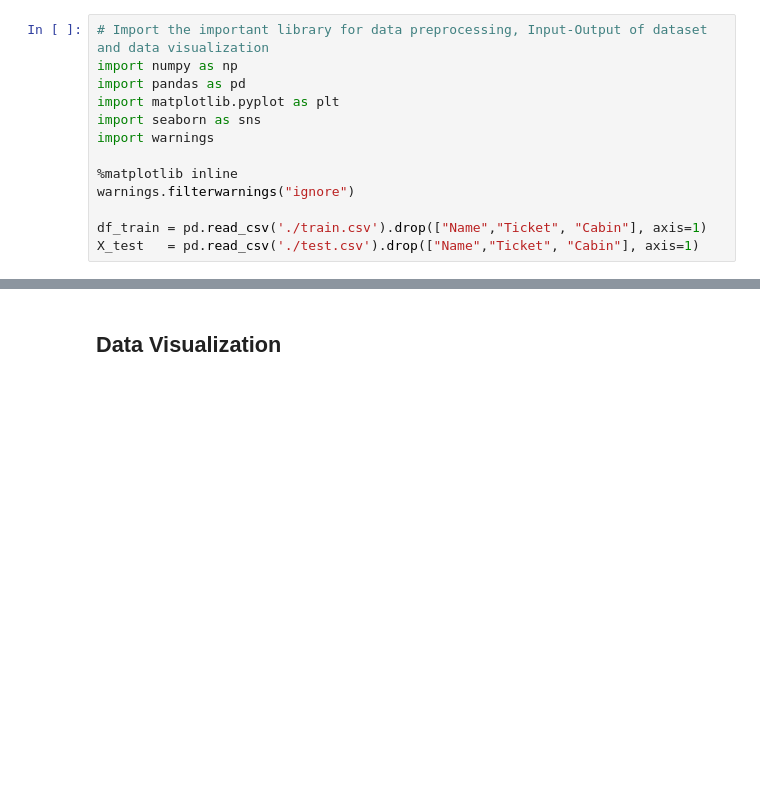
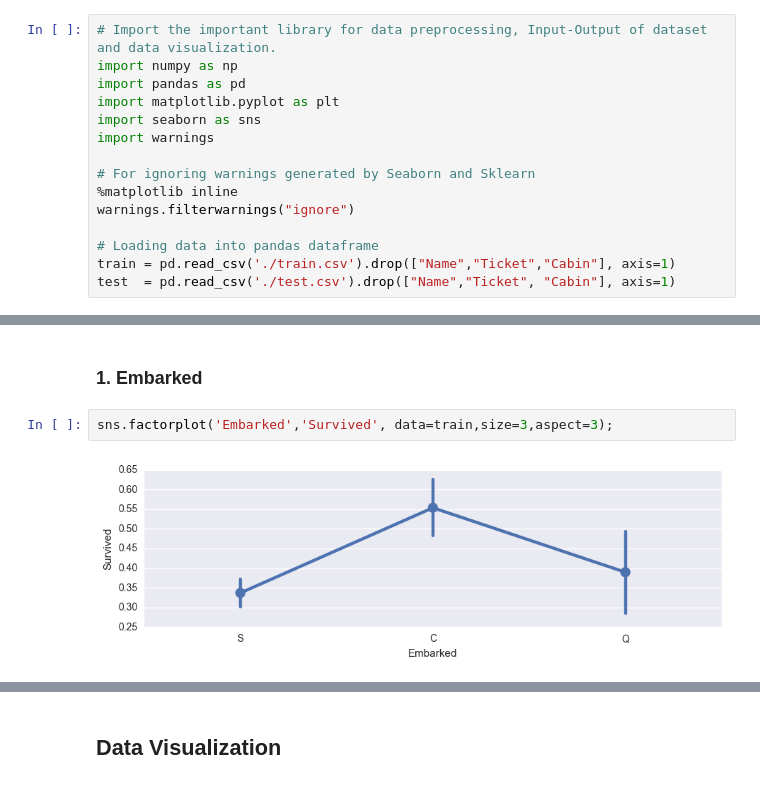
Before and after one commit to harshitkashyap/titanic_kaggle, a Jupyter notebook: Titanic Kaggle.ipynb, the cells around one changed output, grey strips where cells are left out. Drawn from its saved outputs; the diff is of its cells as text; blank space fills up the shorter version.

```diff
--- a/Titanic Kaggle.ipynb
+++ b/Titanic Kaggle.ipynb
@@ -3,13 +7,15 @@
 # %%
-# Import the important library for data preprocessing, Input-Output of dataset and data visualization
+# Import the important library for data preprocessing, Input-Output of dataset and data visualization.
 import numpy as np
 import pandas as pd
 import matplotlib.pyplot as plt
 import seaborn as sns
 import warnings
 
+# For ignoring warnings generated by Seaborn and Sklearn
 %matplotlib inline
 warnings.filterwarnings("ignore")
 
-df_train = pd.read_csv('./train.csv').drop(["Name","Ticket", "Cabin"], axis=1)
-X_test   = pd.read_csv('./test.csv').drop(["Name","Ticket", "Cabin"], axis=1)
+# Loading data into pandas dataframe
+train = pd.read_csv('./train.csv').drop(["Name","Ticket","Cabin"], axis=1)
+test  = pd.read_csv('./test.csv').drop(["Name","Ticket", "Cabin"], axis=1)
@@ -49,0 +33,6 @@ X_test['Fare'] = X_test['Fare'].fillna(X_test['Fare'].mean())
+# %% [markdown]
+### 1. Embarked
+# %%
+sns.factorplot('Embarked','Survived', data=train,size=3,aspect=3);
+# %% [output]
+[figure, added]
```
Also changed, not shown: parts of 33 cells of this notebook.
